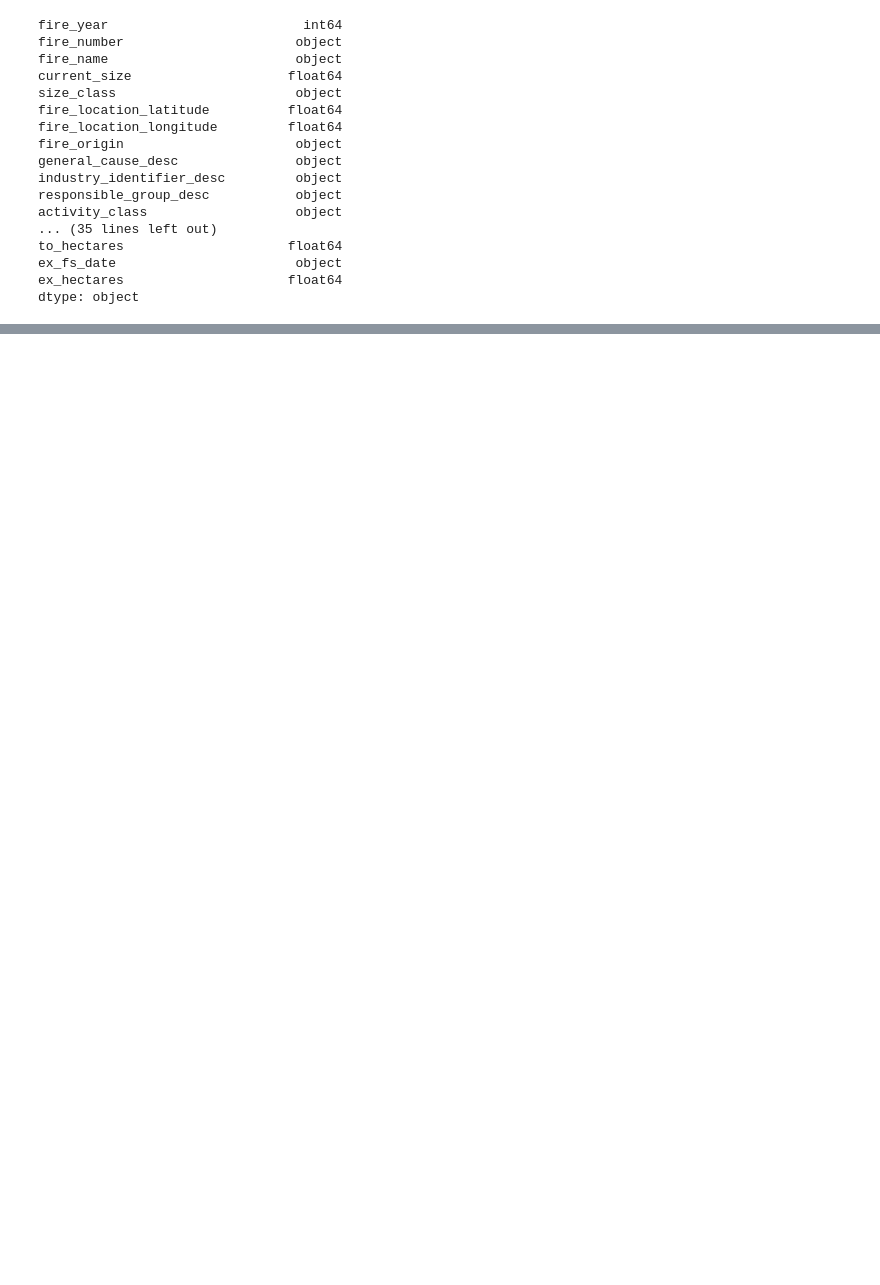
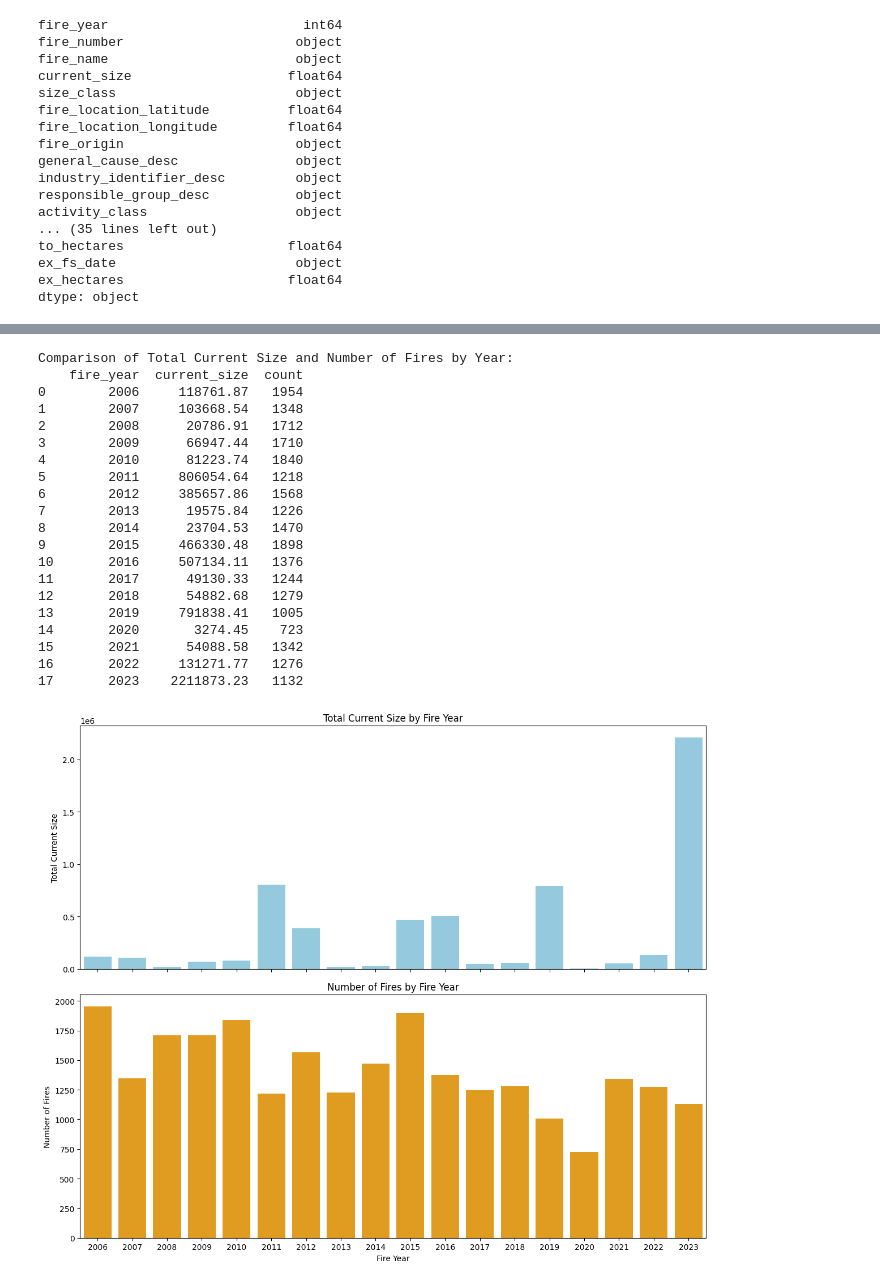
Before and after one commit to galsaidi/Data695, a Jupyter notebook: project.ipynb, the cells around one changed output, grey strips where cells are left out. Saved outputs shown, nothing was run; the diff lists cells and outputs as text; code cells hidden in the pictures; blank space fills up the shorter version.

```diff
--- a/project.ipynb
+++ b/project.ipynb
@@ -59,0 +176,50 @@ dtype: object
+# %%
+# Group by fire_year and calculate the mean current_size and count of items
+grouped_df = data.groupby('fire_year').agg({'current_size': 'sum', 'size_class': 'count'}).reset_index()
+grouped_df.rename(columns={'size_class': 'count'}, inplace=True)
+
+# Convert fire_year to integer (ensure it's already integer in your original dataframe)
+grouped_df['fire_year'] = grouped_df['fire_year'].astype(int)
+
+# Display as a table
+print("Comparison of Total Current Size and Number of Fires by Year:")
+print(grouped_df)
+
+# Create figure and axes
+fig, (ax1, ax2) = plt.subplots(2, 1, figsize=(12, 10), sharex=True)
+
+# Bar plot for Total Current Size
+sns.barplot(data=grouped_df, x='fire_year', y='current_size', ax=ax1, color='skyblue')
+ax1.set_title('Total Current Size by Fire Year')
+ax1.set_ylabel('Total Current Size')
+
+# Bar plot for Number of Fires
+sns.barplot(data=grouped_df, x='fire_year', y='count', ax=ax2, color='orange')
+ax2.set_title('Number of Fires by Fire Year')
+ax2.set_xlabel('Fire Year')
+ax2.set_ylabel('Number of Fires')
+
+plt.tight_layout()  # Adjust layout for better spacing
+plt.show()
+# %% [output]
+Comparison of Total Current Size and Number of Fires by Year:
+    fire_year  current_size  count
+0        2006     118761.87   1954
+1        2007     103668.54   1348
+2        2008      20786.91   1712
+3        2009      66947.44   1710
+4        2010      81223.74   1840
+5        2011     806054.64   1218
+6        2012     385657.86   1568
+7        2013      19575.84   1226
+8        2014      23704.53   1470
+9        2015     466330.48   1898
+10       2016     507134.11   1376
+11       2017      49130.33   1244
+12       2018      54882.68   1279
+13       2019     791838.41   1005
+14       2020       3274.45    723
+15       2021      54088.58   1342
+16       2022     131271.77   1276
+17       2023    2211873.23   1132
+[figure, added]
```
Also changed, not shown: parts of 11 cells of this notebook.
